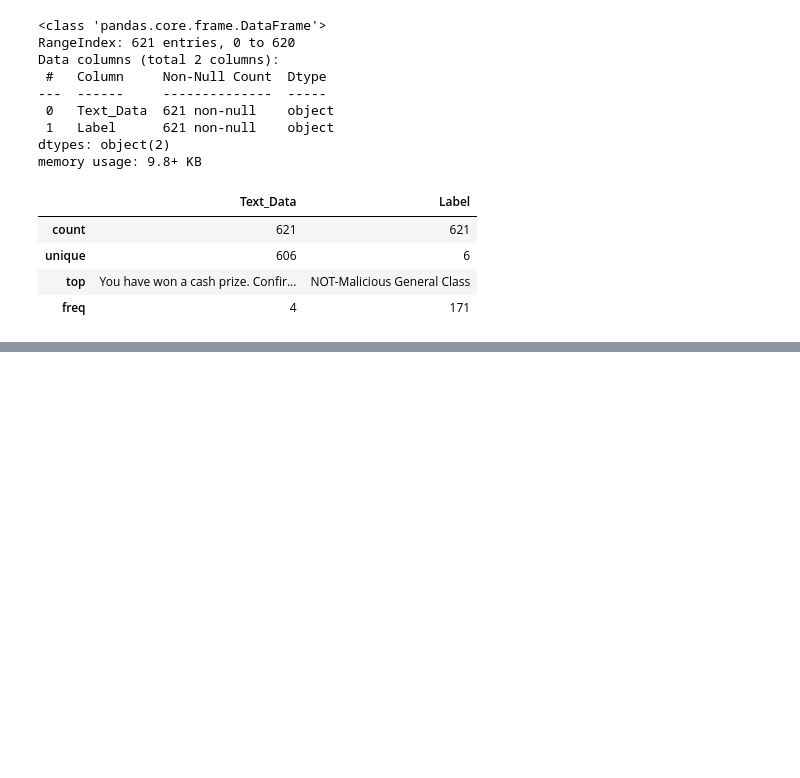
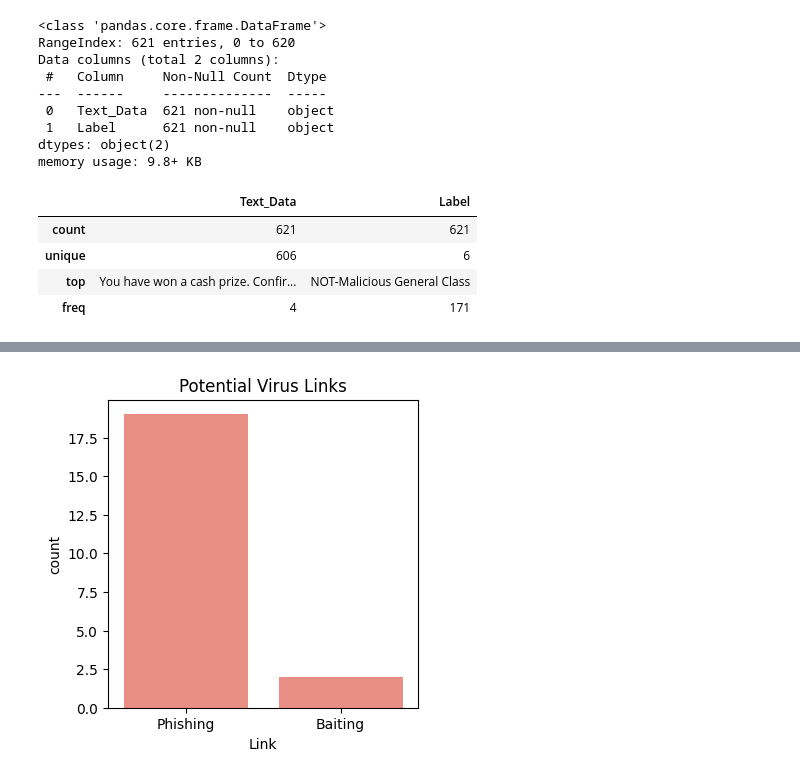
Before and after one commit to ZahirulNiloyCodes/CyberDataset_NLP, a Jupyter notebook: Cyber_Dataset_nlp.ipynb, the cells around one changed output, grey strips where cells are left out. Saved outputs shown, nothing was run; the diff lists cells and outputs as text; code cells hidden in the pictures; blank space fills up the shorter version.

```diff
--- a/Cyber_Dataset_nlp.ipynb
+++ b/Cyber_Dataset_nlp.ipynb
@@ -84,0 +141,8 @@ sns.countplot(data=df,x='Label',width=0.4,color='Salmon')
+# %%
+plt.figure(figsize=(4,4))
+linkdf=pd.DataFrame({'Link':list1})
+sns.countplot(data=linkdf,x='Link',color="Salmon")
+plt.title("Potential Virus Links")
+plt.show()
+# %% [output]
+[figure, added]
```
Also changed, not shown: parts of 13 cells of this notebook.
